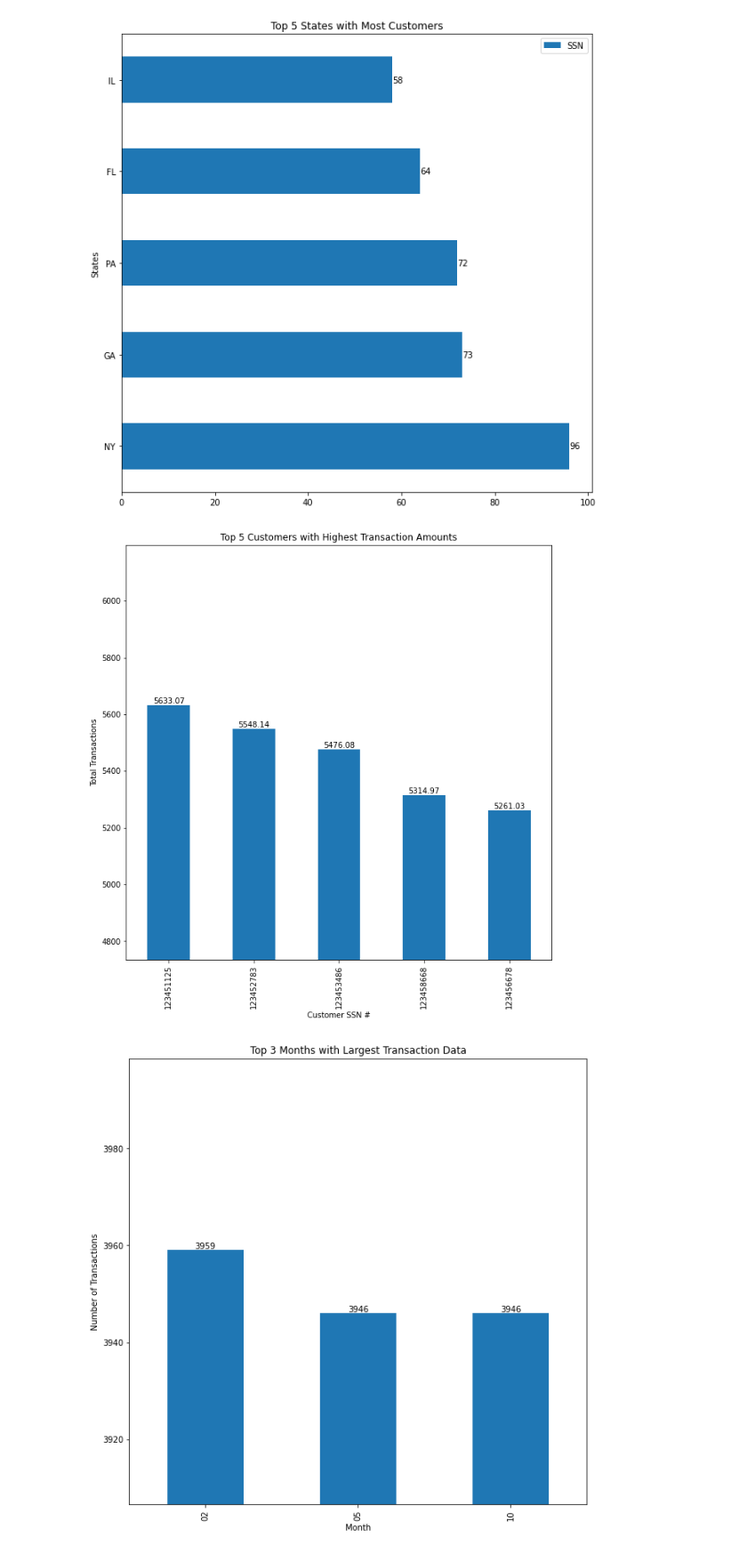
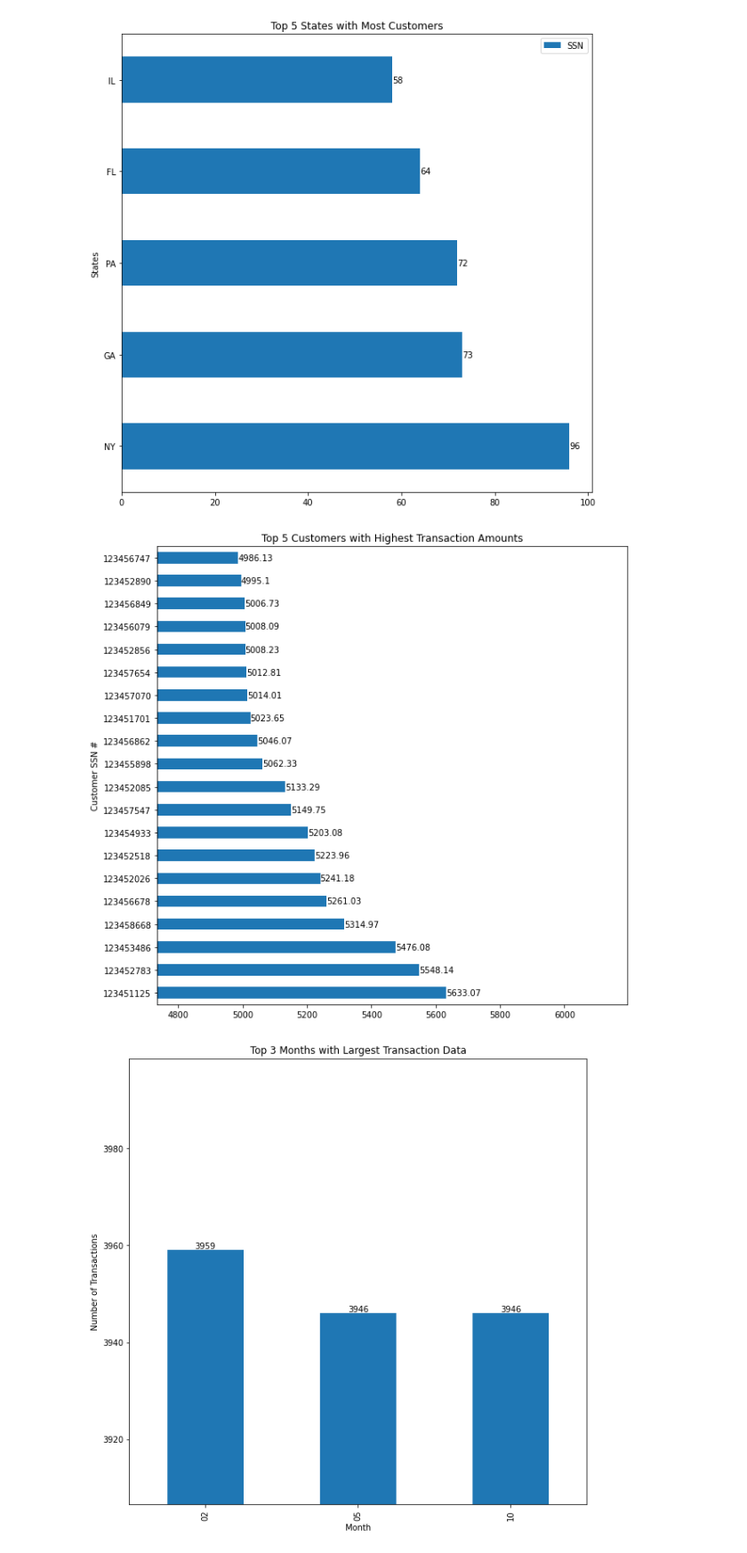
Before and after one commit to Cosdaman/PSCS-LoanAndCredit, a Jupyter notebook: Credit_Data_Visualization.ipynb, the cells around one changed output. Shown at 89% size. Cells and saved outputs as stored; diff of their text form; code cells hidden in the pictures.

```diff
--- a/Credit_Data_Visualization.ipynb
+++ b/Credit_Data_Visualization.ipynb
@@ -61,25 +61,25 @@ plt.close()
 # %%
 # Find and plot the sum of all transactions for each customer, and which customer has the highest transaction amount.
 # hint(use CUST_SSN).
 
 pandas_cc_df = cc_df.toPandas()
 pandas_cc_df = pandas_cc_df.groupby(
     'CUST_SSN')['TRANSACTION_VALUE'].sum().sort_values(ascending=False)
 
-highestTransaction_plot = pandas_cc_df.head().plot(kind='bar',
+highestTransaction_plot = pandas_cc_df.head(20).plot(kind='barh',
                                                    figsize=(10, 10),
                                                    xlabel='Customer SSN #',
                                                    ylabel='Total Transactions',
                                                    title='Top 5 Customers with Highest Transaction Amounts')
 
 highestTransaction_plot.bar_label(highestTransaction_plot.containers[0])
 
-plt.ylim([min(pandas_cc_df.head())*0.90,
+plt.xlim([min(pandas_cc_df.head())*0.90,
          max(pandas_cc_df.head())*1.10])
 
 plt.show()
 # %% [output]
-[figure, old version]
+[figure, new version]
 # %%
 # Find and plot the top three months with the largest transaction data.
 pandas_cc_df = cc_df.toPandas()
```
Also changed, not shown: 1 other file.
